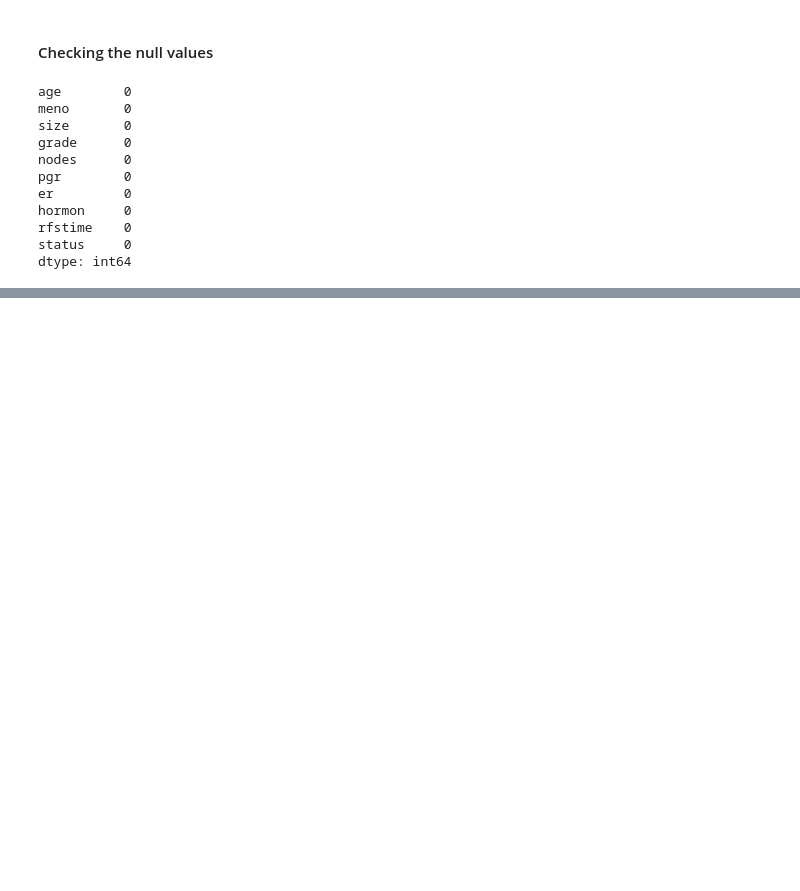
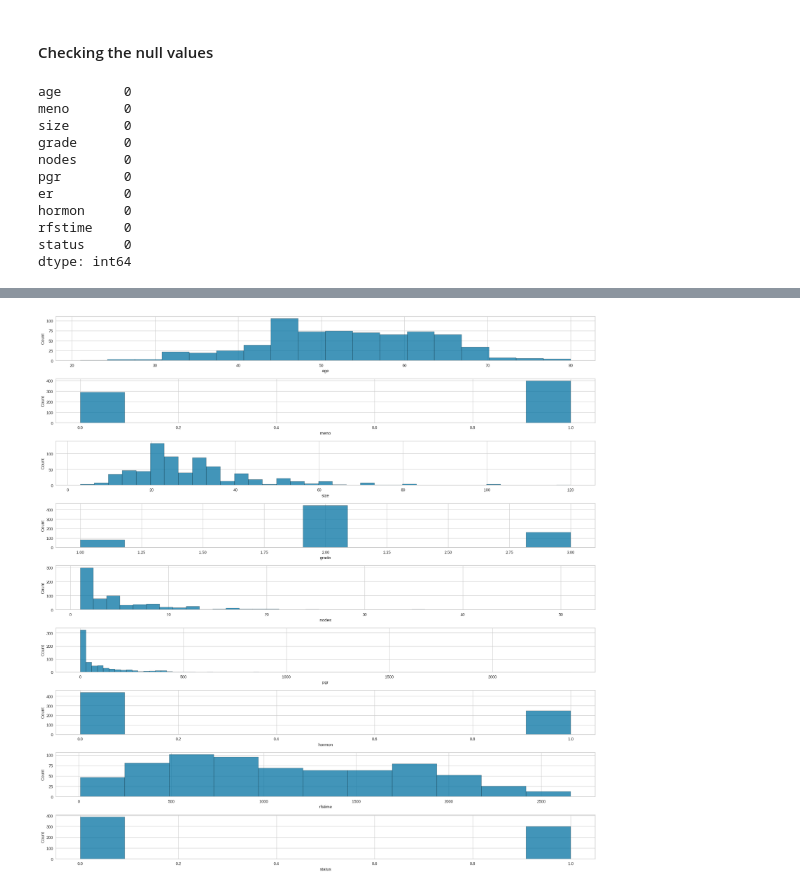
Before and after one commit to INCREDIBLE-AURNOB/Breast-Cancer-Prediction, a Jupyter notebook: Breast_cancer.ipynb, the cells around one changed output, grey strips where cells are left out. Drawn from its saved outputs; the diff is of its cells as text; code cells hidden in the pictures; blank space fills up the shorter version.

```diff
--- a/Breast_cancer.ipynb
+++ b/Breast_cancer.ipynb
@@ -117,0 +128,13 @@ dtype: int64
+# %%
+def plot_hist(data,columns):
+  fig,axes=plt.subplots(nrows=len(columns),ncols=1,figsize=(20,20))
+  for i,col in enumerate(columns):
+    sns.histplot(data[col],kde=False,ax=axes[i])
+    axes[i].set_xlabel(col)
+  plt.tight_layout()
+  plt.show()
+# %%
+col=['age','meno','size','grade','nodes','pgr','hormon','rfstime','status']
+plot_hist(df,col)
+# %% [output]
+[figure, added]
```
Also changed, not shown: parts of 35 cells of this notebook.
